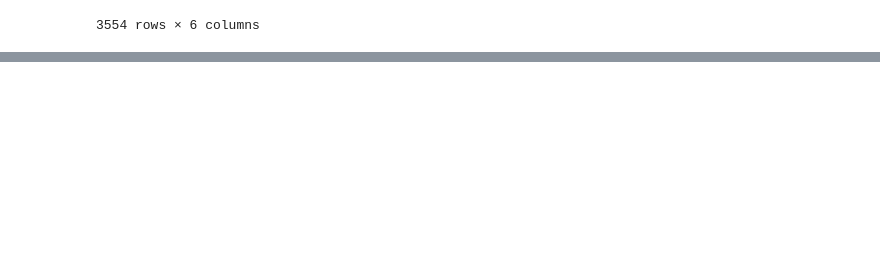
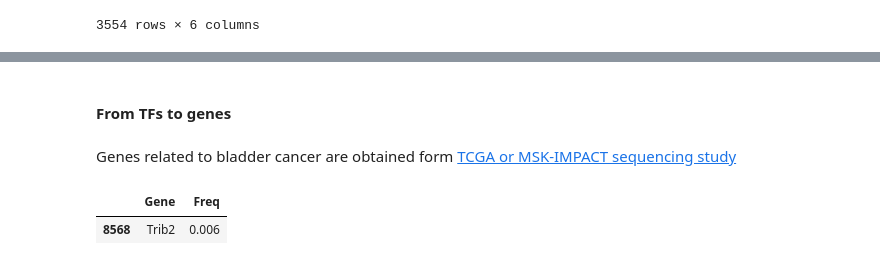
Before and after one commit to FlynnZ221/TFExprPredict, a Jupyter notebook: notebooks/regression.ipynb, the cells around one changed output, grey strips where cells are left out. Saved outputs shown, nothing was run; the diff lists cells and outputs as text; code cells hidden in the pictures; blank space fills up the shorter version.

```diff
--- a/notebooks/regression.ipynb
+++ b/notebooks/regression.ipynb
@@ -140,0 +292,32 @@ R-squared: [0.8356223831186984, 0.7439625499234976, nan, 0.6339430552099516, 0.7
+# %%
+def extract_top_genes_with_weights(results, adata, alpha=0.05, top_percent=0.1):
+    sig_genes_info = {}
+    for tf, result in results.items():
+        gene_names = adata.var_names[~adata.var_names.isin([tf])]  # exclude the TF from the gene list
+        p_values = result.pvalues[1:]  # exclude the constant term's p-value
+        coeffs = result.params[1:]  # exclude the constant term's coefficient
+
+        # extract significant genes
+        sig_mask = p_values < alpha
+        sig_genes = gene_names[sig_mask]
+        sig_p_values = p_values[sig_mask]
+        sig_coeffs = coeffs[sig_mask]
+
+        # convert to DataFrame
+        significant_df = pd.DataFrame({
+            'Gene': sig_genes,
+            'Coefficient': sig_coeffs,
+            'P-Value': sig_p_values
+        })
+
+        # filter by top percentage of absolute coefficients
+        significant_df['Abs_Coefficient'] = significant_df['Coefficient'].abs()
+        threshold = significant_df['Abs_Coefficient'].quantile(1 - top_percent)  # Calculate the threshold for top percentage
+        top_genes_df = significant_df[significant_df['Abs_Coefficient'] >= threshold]
+
+        # store the results
+        sig_genes_info[tf] = top_genes_df.sort_values(by='Abs_Coefficient', ascending=False).drop(columns=['Abs_Coefficient'])
+
+    return sig_genes_info
+
+sig_top_genes = extract_top_genes_with_weights(OLS_res, adata_subset, alpha=0.05, top_percent=1)
@@ -242,0 +390,12 @@ for res, method in zip([linear_res, ridge_res, lasso_res, elastic_res], ['linear
+# %% [markdown]
+#### From TFs to genes
+# %% [markdown]
+Genes related to bladder cancer are obtained form [TCGA or MSK-IMPACT sequencing study](https://www.cbioportal.org/study/summary?id=blca_msk_tcga_2020)
+# %%
+# see if TFs we found are in the blad_genes
+key_tfs = blad_genes[blad_genes['Gene'].isin(sig_top_genes.keys())]
+
+key_tfs
+# %% [output]
+|  | Gene | Freq |
+| 8568 | Trib2 | 0.006 |
```
Also changed, not shown: parts of 26 cells of this notebook, 9 other files.
